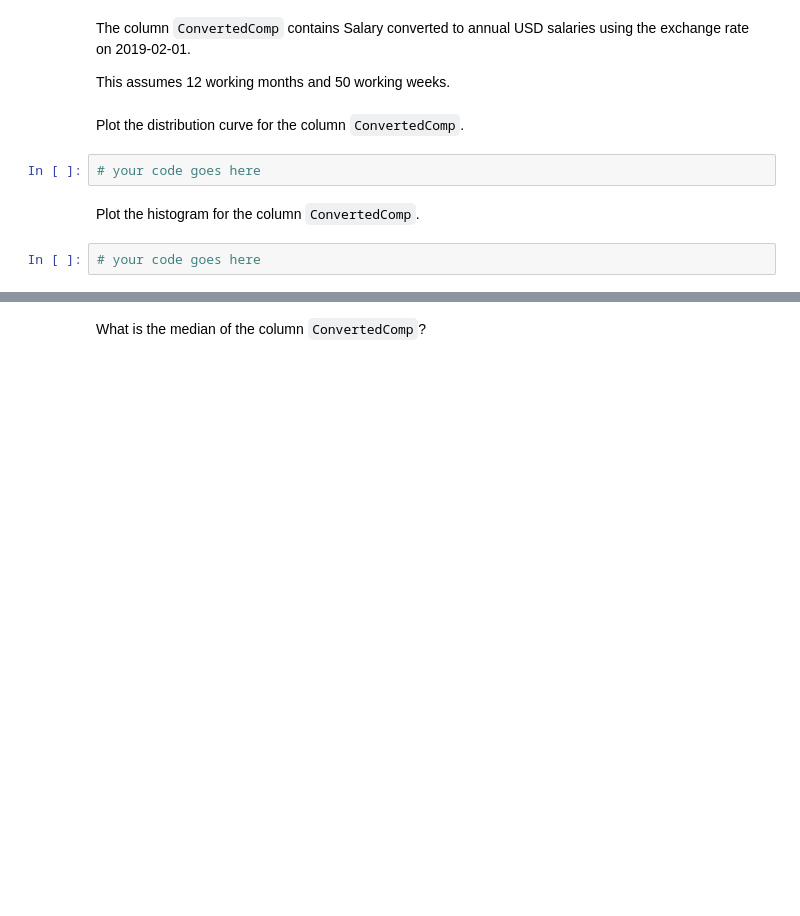
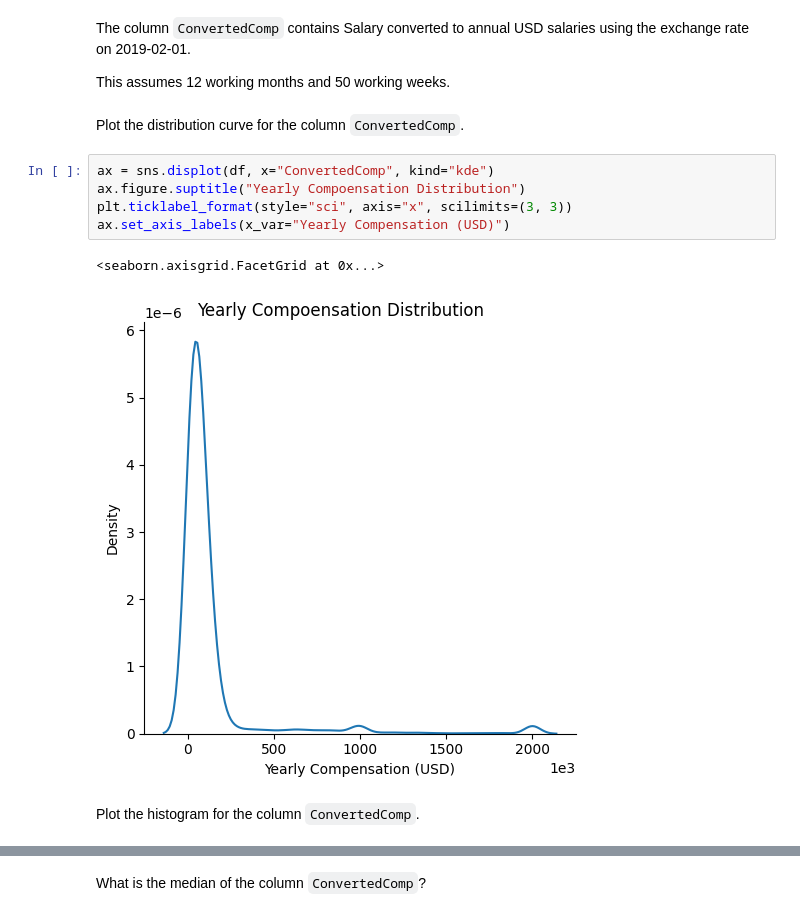
Before and after one commit to rheera/IBM-data-analyst-capstone, a Jupyter notebook: Task3/M3ExploratoryDataAnalysis-lab.ipynb, the cells around one changed output, grey strips where cells are left out. Cells and saved outputs as stored; diff of their text form; blank space fills up the shorter version.

Commit message:
finish distribution section task 3

```diff
--- a/Task3/M3ExploratoryDataAnalysis-lab.ipynb
+++ b/Task3/M3ExploratoryDataAnalysis-lab.ipynb
@@ -47,9 +49,13 @@ The column `ConvertedComp` contains Salary converted to annual USD salaries usin
 This assumes 12 working months and 50 working weeks.
 # %% [markdown]
 Plot the distribution curve for the column `ConvertedComp`.
-# %%
-# your code goes here
+# %%
+ax = sns.displot(df, x="ConvertedComp", kind="kde")
+ax.figure.suptitle("Yearly Compoensation Distribution")
+plt.ticklabel_format(style="sci", axis="x", scilimits=(3, 3))
+ax.set_axis_labels(x_var="Yearly Compensation (USD)")
+# %% [output]
+<seaborn.axisgrid.FacetGrid at 0x...>
+[figure, added]
 # %% [markdown]
 Plot the histogram for the column `ConvertedComp`.
-# %%
-# your code goes here
```
Also changed, not shown: parts of 13 cells of this notebook, 2 other files.
